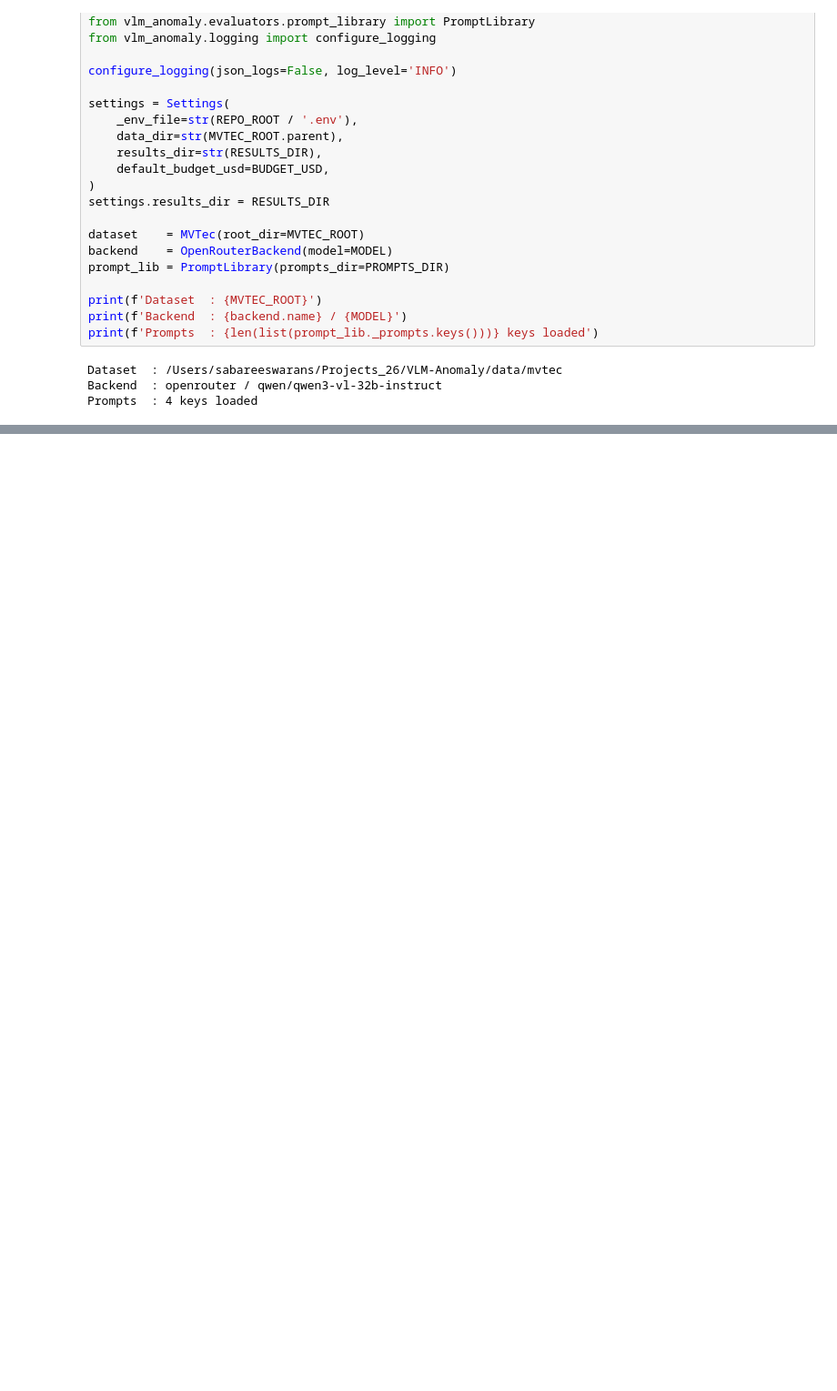
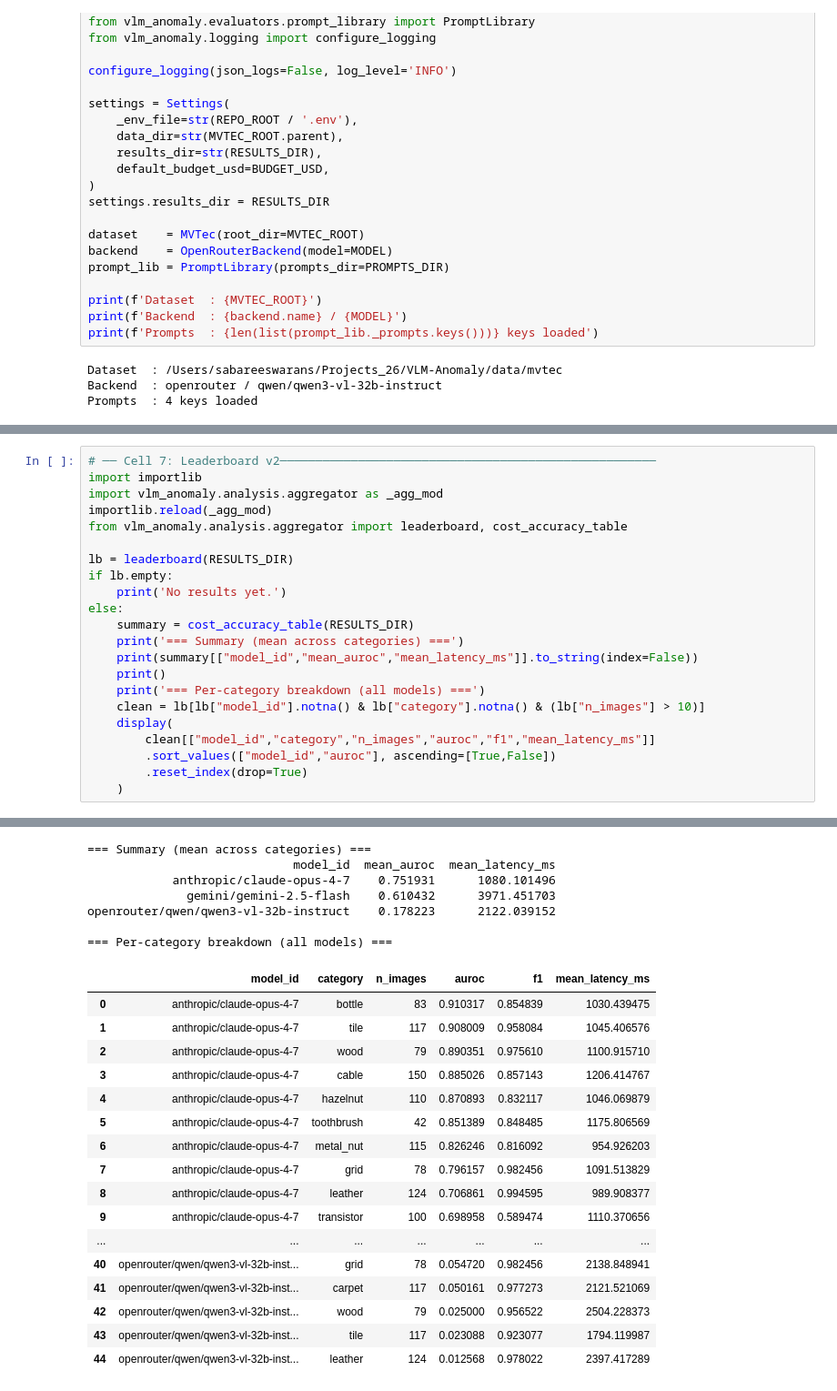
Before and after one commit to sabareeswarans11/VLM-Anomaly, a Jupyter notebook: notebooks/07_mvtec_qwen_openrouter_eval.ipynb, the cells around one changed output, grey strips where cells are left out. Shown at 91% size. Saved outputs shown, nothing was run; the diff lists cells and outputs as text; blank space fills up the shorter version.

```diff
--- a/notebooks/07_mvtec_qwen_openrouter_eval.ipynb
+++ b/notebooks/07_mvtec_qwen_openrouter_eval.ipynb
@@ -284,0 +308,23 @@ else:
+# %%
+# ── Cell 7: Leaderboard v2─────────────────────────────────────────────────────
+import importlib
+import vlm_anomaly.analysis.aggregator as _agg_mod
+importlib.reload(_agg_mod)
+from vlm_anomaly.analysis.aggregator import leaderboard, cost_accuracy_table
+
+lb = leaderboard(RESULTS_DIR)
+if lb.empty:
+    print('No results yet.')
+else:
+    summary = cost_accuracy_table(RESULTS_DIR)
+    print('=== Summary (mean across categories) ===')
+    print(summary[["model_id","mean_auroc","mean_latency_ms"]].to_string(index=False))
+    print()
+    print('=== Per-category breakdown (all models) ===')
+    clean = lb[lb["model_id"].notna() & lb["category"].notna() & (lb["n_images"] > 10)]
+    display(
+        clean[["model_id","category","n_images","auroc","f1","mean_latency_ms"]]
+        .sort_values(["model_id","auroc"], ascending=[True,False])
+        .reset_index(drop=True)
+    )
+# %% [output]
@@ -285,3 +336,27 @@ else:
+=== Summary (mean across categories) ===
+                             model_id  mean_auroc  mean_latency_ms
+            anthropic/claude-opus-4-7    0.751931      1080.101496
+              gemini/gemini-2.5-flash    0.610432      3971.451703
+openrouter/qwen/qwen3-vl-32b-instruct    0.178223      2122.039152
+
+=== Per-category breakdown (all models) ===
+|  | model_id | category | n_images | auroc | f1 | mean_latency_ms |
+| 0 | anthropic/claude-opus-4-7 | bottle | 83 | 0.910317 | 0.854839 | 1030.439475 |
+| 1 | anthropic/claude-opus-4-7 | tile | 117 | 0.908009 | 0.958084 | 1045.406576 |
+| 2 | anthropic/claude-opus-4-7 | wood | 79 | 0.890351 | 0.975610 | 1100.915710 |
+| 3 | anthropic/claude-opus-4-7 | cable | 150 | 0.885026 | 0.857143 | 1206.414767 |
+| 4 | anthropic/claude-opus-4-7 | hazelnut | 110 | 0.870893 | 0.832117 | 1046.069879 |
+| 5 | anthropic/claude-opus-4-7 | toothbrush | 42 | 0.851389 | 0.848485 | 1175.806569 |
+| 6 | anthropic/claude-opus-4-7 | metal_nut | 115 | 0.826246 | 0.816092 | 954.926203 |
+| 7 | anthropic/claude-opus-4-7 | grid | 78 | 0.796157 | 0.982456 | 1091.513829 |
+| 8 | anthropic/claude-opus-4-7 | leather | 124 | 0.706861 | 0.994595 | 989.908377 |
+| 9 | anthropic/claude-opus-4-7 | transistor | 100 | 0.698958 | 0.589474 | 1110.370656 |
+| ... | ... | ... | ... | ... | ... | ... |
+| 40 | openrouter/qwen/qwen3-vl-32b-inst... | grid | 78 | 0.054720 | 0.982456 | 2138.848941 |
+| 41 | openrouter/qwen/qwen3-vl-32b-inst... | carpet | 117 | 0.050161 | 0.977273 | 2121.521069 |
+| 42 | openrouter/qwen/qwen3-vl-32b-inst... | wood | 79 | 0.025000 | 0.956522 | 2504.228373 |
+| 43 | openrouter/qwen/qwen3-vl-32b-inst... | tile | 117 | 0.023088 | 0.923077 | 1794.119987 |
+| 44 | openrouter/qwen/qwen3-vl-32b-inst... | leather | 124 | 0.012568 | 0.978022 | 2397.417289 |
 # %%
 # ── Cell 8: Generate report ──────────────────────────────────────────────────
 from vlm_anomaly.analysis.report_generator import generate
```
Also changed, not shown: parts of 5 cells of this notebook, 21 other files.
